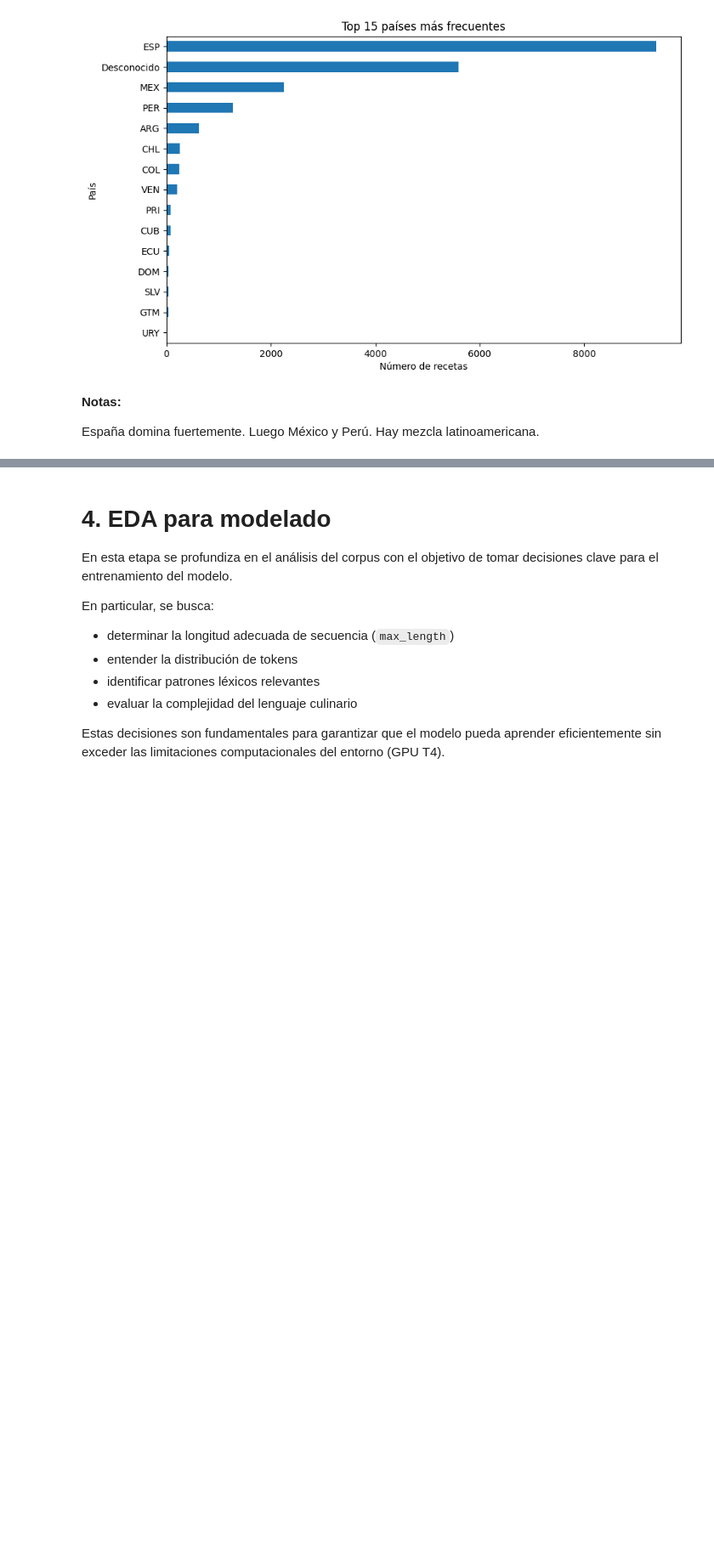
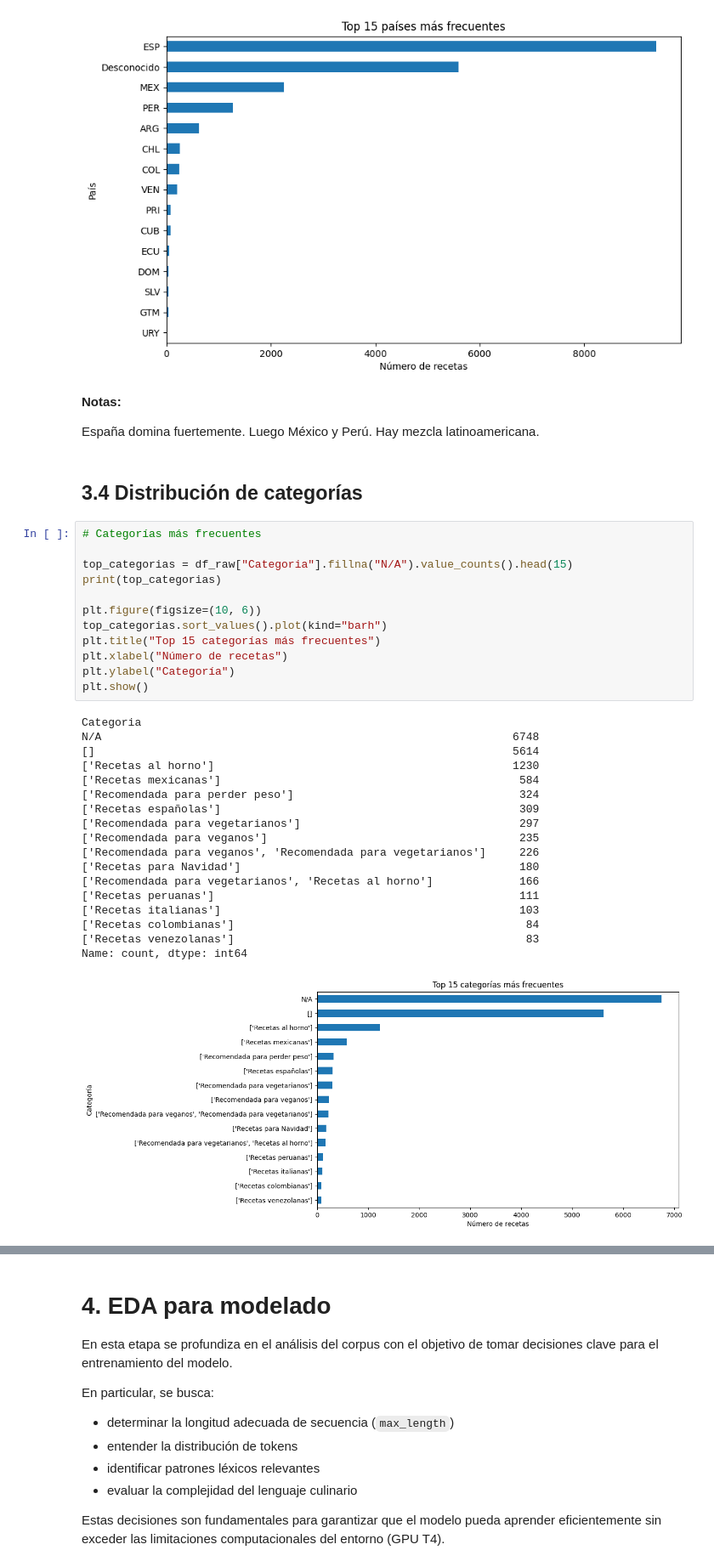
Before and after one commit to jhonattanreales21/nlp_icesi, a Jupyter notebook: unidad_5/Cano_Reales_text_generation_gpt.ipynb, the cells around one changed output, grey strips where cells are left out. Shown at 85% size. Saved outputs shown, nothing was run; the diff lists cells and outputs as text; blank space fills up the shorter version.

```diff
--- a/unidad_5/Cano_Reales_text_generation_gpt.ipynb
+++ b/unidad_5/Cano_Reales_text_generation_gpt.ipynb
@@ -438,3 +438,36 @@ Name: count, dtype: int64
 **Notas:**
 
 España domina fuertemente. Luego México y Perú. Hay mezcla latinoamericana.
+# %% [markdown]
+## **3.4 Distribución de categorías**
+# %%
+# Categorías más frecuentes
+
+top_categorias = df_raw["Categoria"].fillna("N/A").value_counts().head(15)
+print(top_categorias)
+
+plt.figure(figsize=(10, 6))
+top_categorias.sort_values().plot(kind="barh")
+plt.title("Top 15 categorías más frecuentes")
+plt.xlabel("Número de recetas")
+plt.ylabel("Categoría")
+plt.show()
+# %% [output]
+Categoria
+N/A                                                              6748
+[]                                                               5614
+['Recetas al horno']                                             1230
+['Recetas mexicanas']                                             584
+['Recomendada para perder peso']                                  324
+['Recetas españolas']                                             309
+['Recomendada para vegetarianos']                                 297
+['Recomendada para veganos']                                      235
+['Recomendada para veganos', 'Recomendada para vegetarianos']     226
+['Recetas para Navidad']                                          180
+['Recomendada para vegetarianos', 'Recetas al horno']             166
+['Recetas peruanas']                                              111
+['Recetas italianas']                                             103
+['Recetas colombianas']                                            84
+['Recetas venezolanas']                                            83
+Name: count, dtype: int64
+[figure, added]
```
Also changed, not shown: parts of 20 cells of this notebook.
